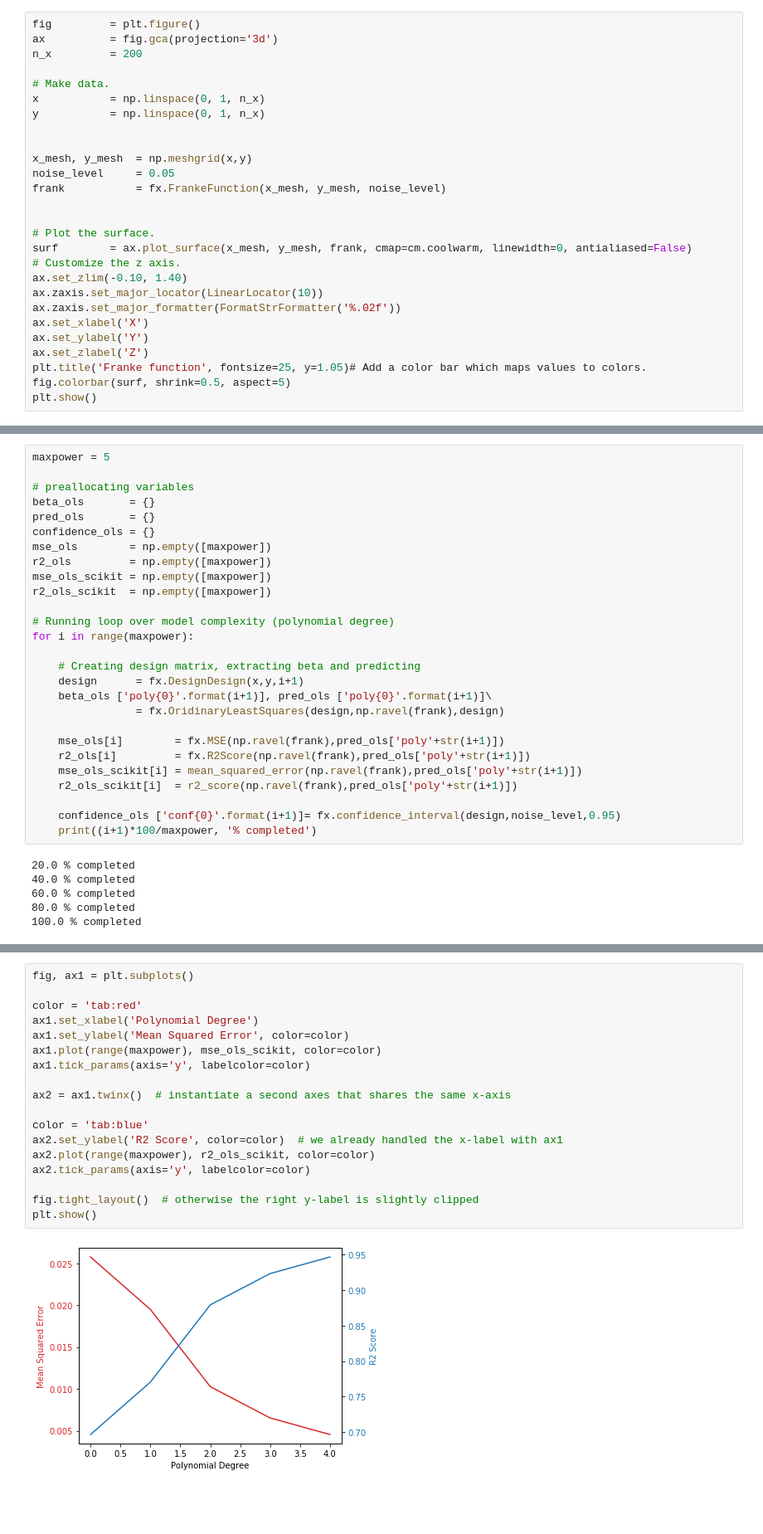
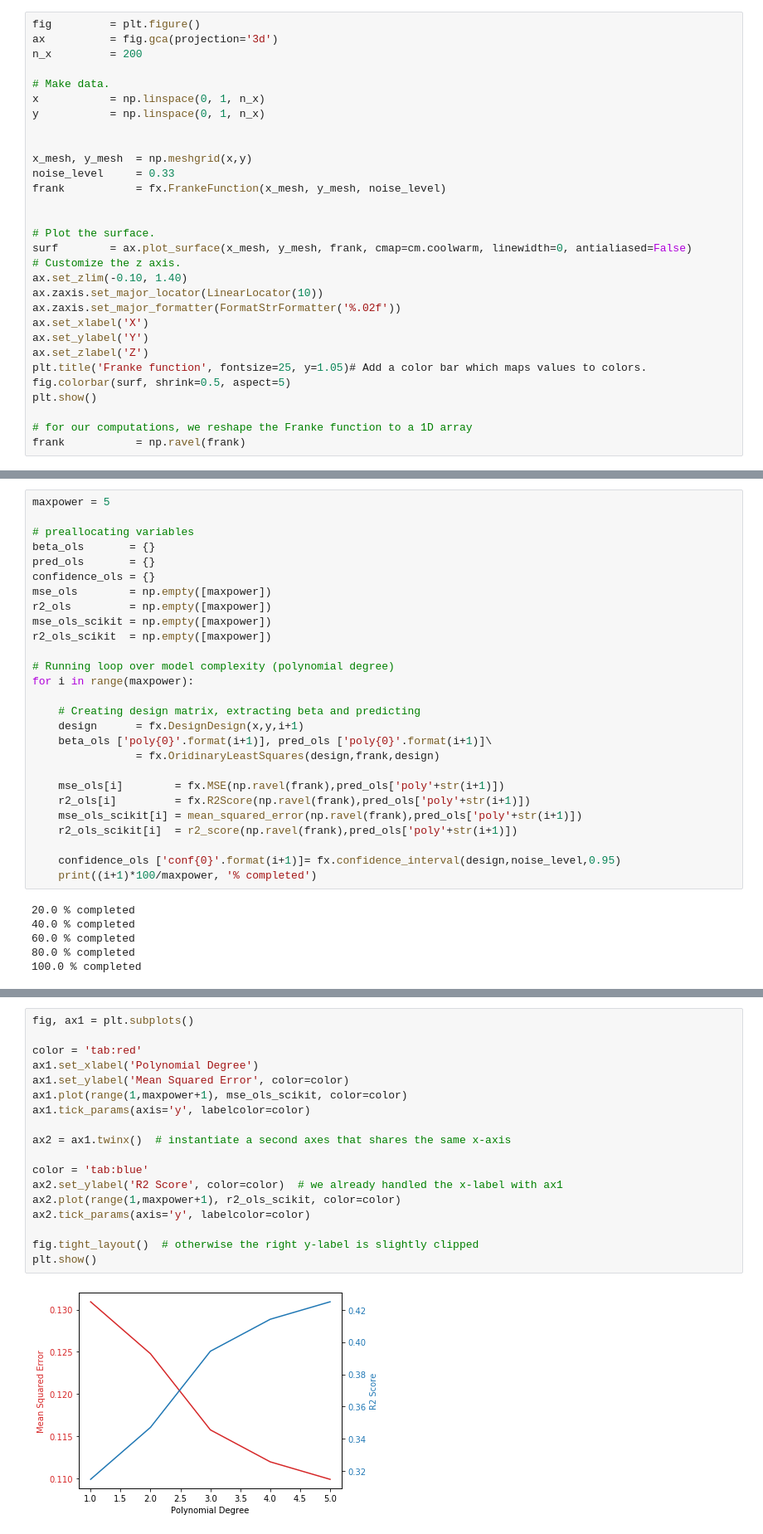
Before and after one commit to VemundST/Project1, a Jupyter notebook: main.ipynb, the cells around one changed output, grey strips where cells are left out. Shown: that part at 83% size. Cells and saved outputs as stored; diff of their text form; blank space fills up the shorter version.

```diff
--- a/main.ipynb
+++ b/main.ipynb
@@ -38,7 +39,7 @@ y           = np.linspace(0, 1, n_x)
 
 
 x_mesh, y_mesh  = np.meshgrid(x,y)
-noise_level     = 0.05
+noise_level     = 0.33
 frank           = fx.FrankeFunction(x_mesh, y_mesh, noise_level)
 
 
@@ -54,4 +55,7 @@ ax.set_zlabel('Z')
 plt.title('Franke function', fontsize=25, y=1.05)# Add a color bar which maps values to colors.
 fig.colorbar(surf, shrink=0.5, aspect=5)
 plt.show()
+
+# for our computations, we reshape the Franke function to a 1D array
+frank           = np.ravel(frank)
 # %% [output]
@@ -79,7 +83,7 @@ for i in range(maxpower):
     # Creating design matrix, extracting beta and predicting
     design      = fx.DesignDesign(x,y,i+1)
     beta_ols ['poly{0}'.format(i+1)], pred_ols ['poly{0}'.format(i+1)]\
-                = fx.OridinaryLeastSquares(design,np.ravel(frank),design)
+                = fx.OridinaryLeastSquares(design,frank,design)
 
     mse_ols[i]        = fx.MSE(np.ravel(frank),pred_ols['poly'+str(i+1)])
     r2_ols[i]         = fx.R2Score(np.ravel(frank),pred_ols['poly'+str(i+1)])
@@ -117,23 +121,23 @@ plt.show()
 # %%
 fig, ax1 = plt.subplots()
 
 color = 'tab:red'
 ax1.set_xlabel('Polynomial Degree')
 ax1.set_ylabel('Mean Squared Error', color=color)
-ax1.plot(range(maxpower), mse_ols_scikit, color=color)
+ax1.plot(range(1,maxpower+1), mse_ols_scikit, color=color)
 ax1.tick_params(axis='y', labelcolor=color)
 
 ax2 = ax1.twinx()  # instantiate a second axes that shares the same x-axis
 
 color = 'tab:blue'
 ax2.set_ylabel('R2 Score', color=color)  # we already handled the x-label with ax1
-ax2.plot(range(maxpower), r2_ols_scikit, color=color)
+ax2.plot(range(1,maxpower+1), r2_ols_scikit, color=color)
 ax2.tick_params(axis='y', labelcolor=color)
 
 fig.tight_layout()  # otherwise the right y-label is slightly clipped
 plt.show()
 # %% [output]
-[figure, old version]
+[figure, new version]
 # %%
 
 power =5
```
Also changed, not shown: parts of 36 cells of this notebook, 2 other files.
